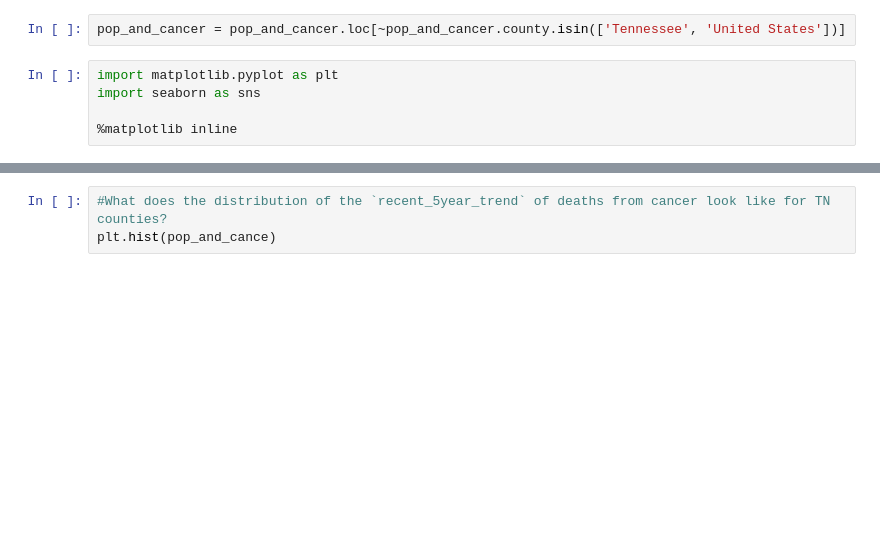
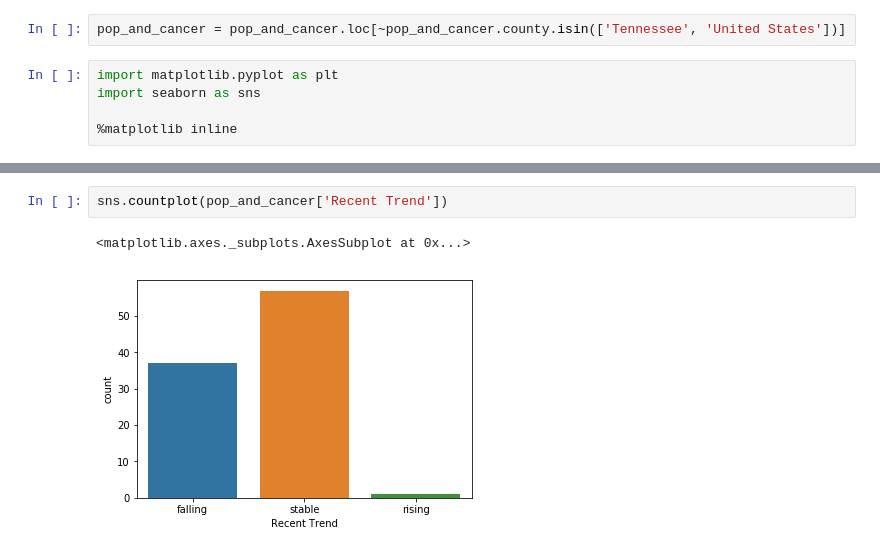
Before and after one commit to meganevogel/vanderbilt-aspire-data-essentials, a Jupyter notebook: data_science_essentials_week3.ipynb, the cells around one changed output, grey strips where cells are left out. Saved outputs shown, nothing was run; the diff lists cells and outputs as text; blank space fills up the shorter version.

```diff
--- a/data_science_essentials_week3.ipynb
+++ b/data_science_essentials_week3.ipynb
@@ -499,6 +483,8 @@ plt.hist(pop_and_cancer['Recent 5-Year Treand in Death Rates'], bins = 5)
-# %%
-#What does the distribution of the `recent_5year_trend` of deaths from cancer look like for TN counties?
-plt.hist(pop_and_cance)
+# %%
+sns.countplot(pop_and_cancer['Recent Trend'])
+# %% [output]
+<matplotlib.axes._subplots.AxesSubplot at 0x...>
+[figure, added]
 # %%
 #What does the distribution of counties meeting and not meeting the 2020 Healthy People Objective target of 161.4 cancer deaths per 100,000 people look like?
 sns.countplot(y='Met Healthy People Objective of 161.4?', data=pop_and_cancer)
```
Also changed, not shown: parts of 28 cells of this notebook.
